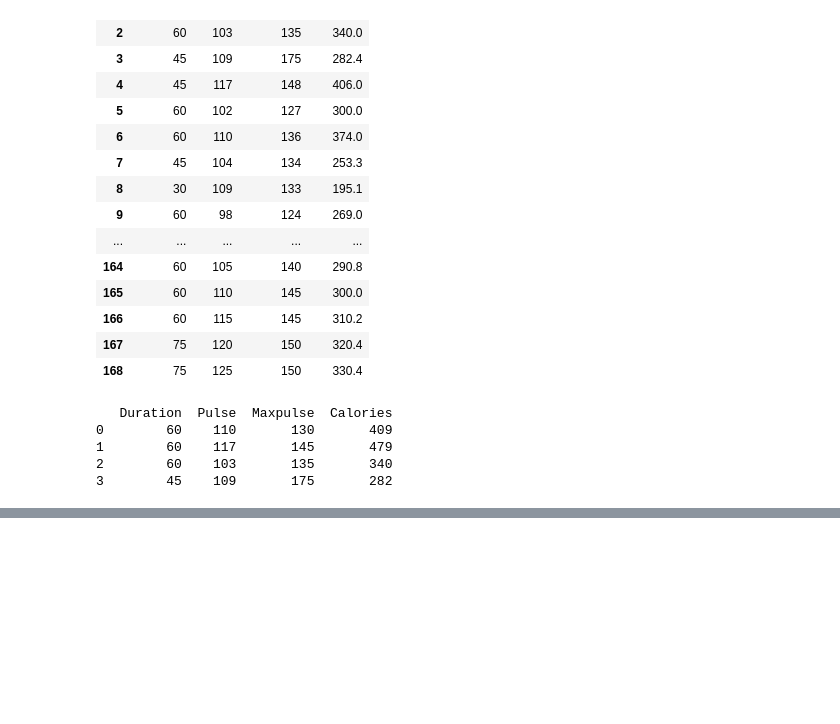
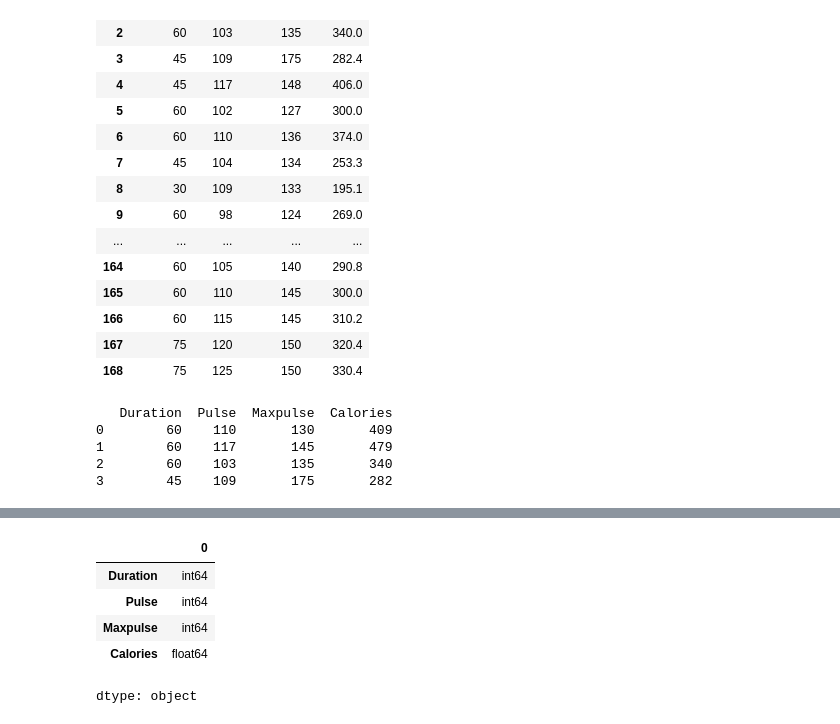
Before and after one commit to va11h411a/Jobsheet-AI-course, a Jupyter notebook: Jobsheet 4 Pandas librarry.ipynb, the cells around one changed output, grey strips where cells are left out. Saved outputs shown, nothing was run; the diff lists cells and outputs as text; code cells hidden in the pictures; blank space fills up the shorter version.

```diff
--- a/Jobsheet 4 Pandas librarry.ipynb
+++ b/Jobsheet 4 Pandas librarry.ipynb
@@ -136,0 +243,18 @@ print(df)
+# %%
+#melihat DataFrame
+import pandas as pd
+
+df = pd.read_csv('/content/data.csv')
+df
+df.head()
+df.tail()
+df.head(10)
+df.shape
+df.dtypes
+# %% [output]
+|  | 0 |
+| Duration | int64 |
+| Pulse | int64 |
+| Maxpulse | int64 |
+| Calories | float64 |
+dtype: object
```
Also changed, not shown: parts of 9 cells of this notebook.
